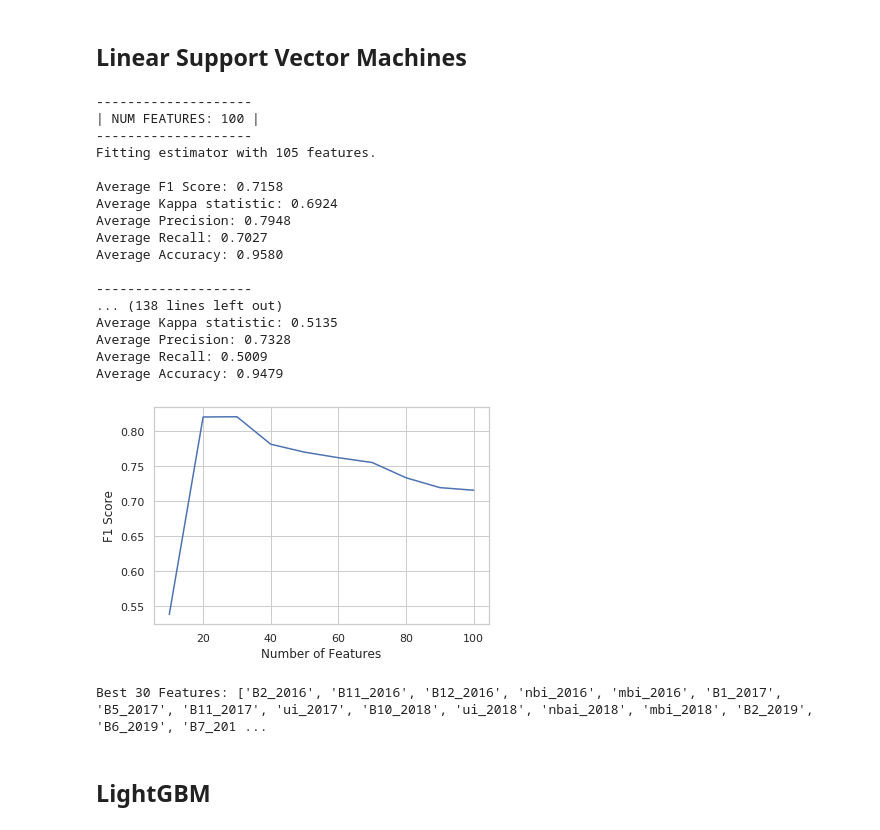
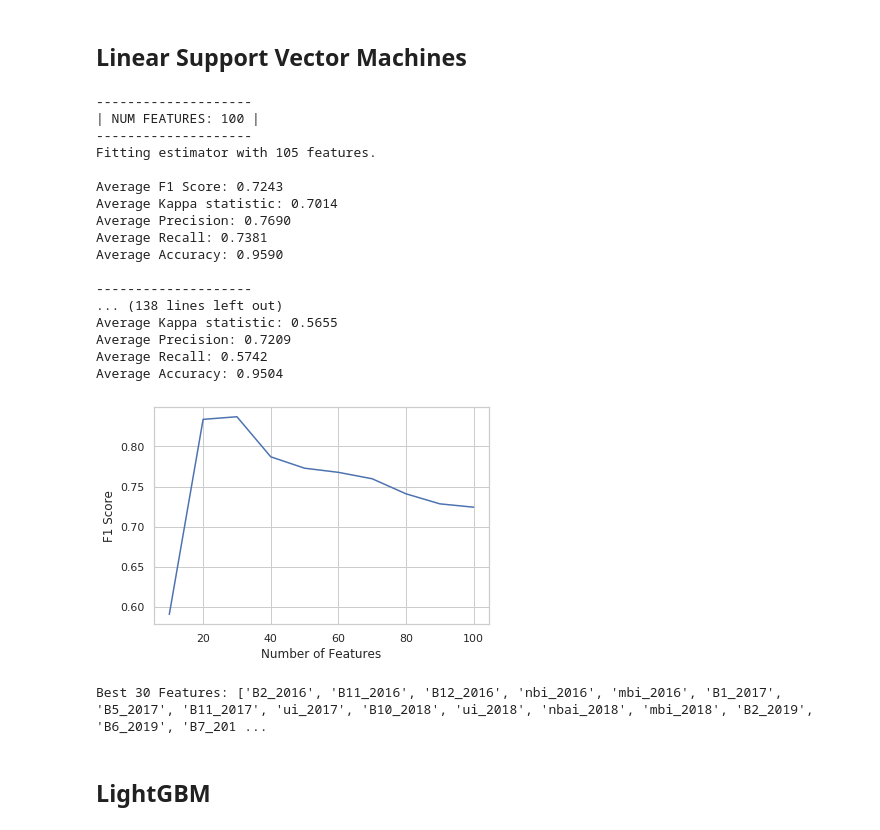
Before and after one commit to thinkingmachines/geoai-immap, a Jupyter notebook: notebooks/03_Feature_Selection.ipynb, the cells around one changed output. Drawn from its saved outputs; the diff is of its cells as text; code cells hidden in the pictures.

```diff
--- a/notebooks/03_Feature_Selection.ipynb
+++ b/notebooks/03_Feature_Selection.ipynb
@@ -161,27 +149,27 @@ Best 40 Features: ['B3_2016', 'B4_2016', 'B5_2016', 'B11_2016', 'B12_2016', 'ndv
 # %%
 lsvc = LinearSVC(random_state=SEED)
 lsvc_best_features, lsvc_feat_dict = model_utils.get_best_features(
-    lsvc, data, features, label, scale=True, verbose=1, calibrate=True, plot=True
+    lsvc, data, features, label, scale=True, verbose=1, plot=True
 )
 # %% [output]
 --------------------
 | NUM FEATURES: 100 |
 --------------------
 Fitting estimator with 105 features.
 
-Average F1 Score: 0.7158
-Average Kappa statistic: 0.6924
-Average Precision: 0.7948
-Average Recall: 0.7027
-Average Accuracy: 0.9580
+Average F1 Score: 0.7243
+Average Kappa statistic: 0.7014
+Average Precision: 0.7690
+Average Recall: 0.7381
+Average Accuracy: 0.9590
 
 --------------------
 ... (138 lines left out)
-Average Kappa statistic: 0.5135
-Average Precision: 0.7328
-Average Recall: 0.5009
-Average Accuracy: 0.9479
+Average Kappa statistic: 0.5655
+Average Precision: 0.7209
+Average Recall: 0.5742
+Average Accuracy: 0.9504
-[figure, old version]
+[figure, new version]
 Best 30 Features: ['B2_2016', 'B11_2016', 'B12_2016', 'nbi_2016', 'mbi_2016', 'B1_2017', 'B5_2017', 'B11_2017', 'ui_2017', 'B10_2018', 'ui_2018', 'nbai_2018', 'mbi_2018', 'B2_2019', 'B6_2019', 'B7_201 ...
 # %% [markdown]
 ## LightGBM
```
Also changed, not shown: parts of 4 cells of this notebook, 2 other files.
